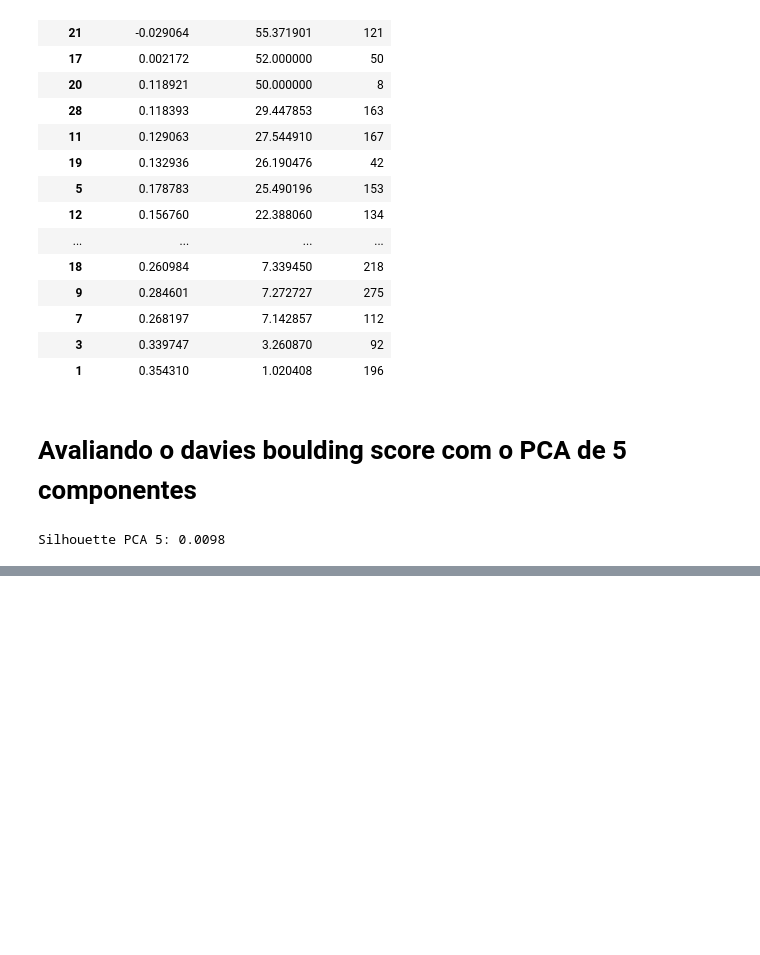
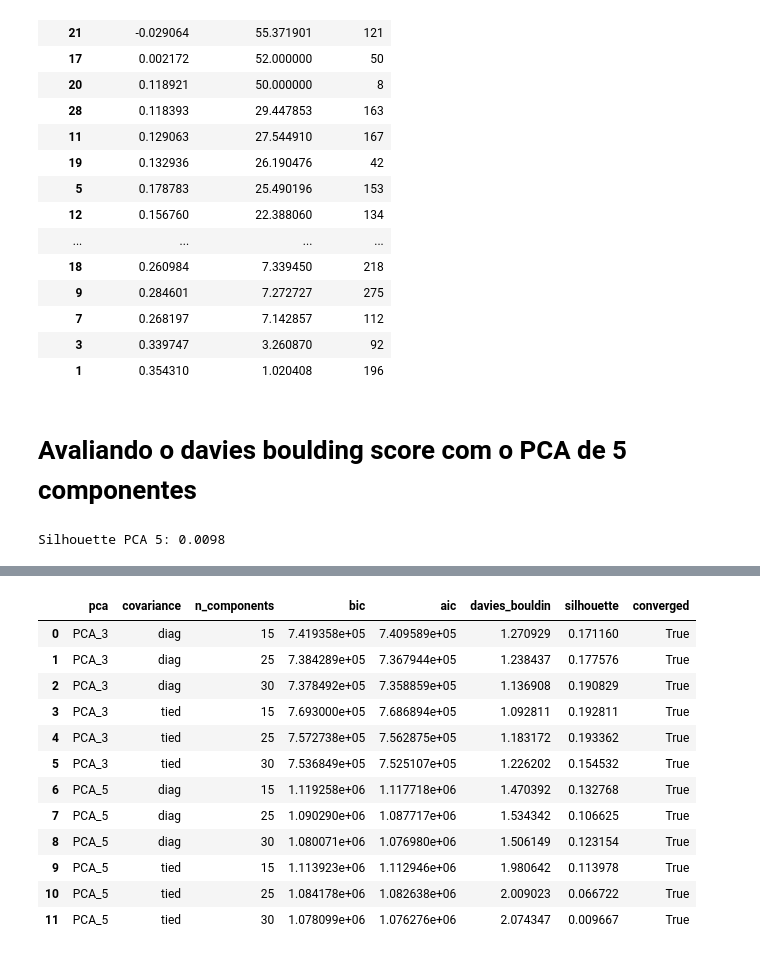
Before and after one commit to Victorpeereiraa/cross_genre_music_discovery, a Jupyter notebook: notebooks/GMM_model.ipynb, the cells around one changed output, grey strips where cells are left out. Saved outputs shown, nothing was run; the diff lists cells and outputs as text; code cells hidden in the pictures; blank space fills up the shorter version.

```diff
--- a/notebooks/GMM_model.ipynb
+++ b/notebooks/GMM_model.ipynb
@@ -733,0 +721,61 @@ pd.DataFrame(results_silhouette_pca5)
+# %%
+datasets = {
+    "PCA_3": df_pca3,
+    "PCA_5": df_pca5
+}
+
+results = []
+models = {}
+
+for pca_name, X in datasets.items():
+    for cov_type in ["diag", "tied"]:
+        for k in [15, 25, 30]:
+
+            gmm = GaussianMixture(
+                n_components=k,
+                covariance_type=cov_type,
+                random_state=42,
+                n_init=5
+            )
+
+            gmm.fit(X)
+            labels = gmm.predict(X)
+
+            dbi = davies_bouldin_score(X, labels)
+
+            silhouette = silhouette_score(
+                X,
+                labels,
+                sample_size=5000,
+                random_state=42
+            )
+
+            results.append({
+                "pca": pca_name,
+                "covariance": cov_type,
+                "n_components": k,
+                "bic": gmm.bic(X),
+                "aic": gmm.aic(X),
+                "davies_bouldin": dbi,
+                "silhouette": silhouette,
+                "converged": gmm.converged_
+            })
+
+            models[(pca_name, cov_type, k)] = gmm
+
+results_df = pd.DataFrame(results)
+results_df
+# %% [output]
+|  | pca | covariance | n_components | bic | aic | davies_bouldin | silhouette | converged |
+| 0 | PCA_3 | diag | 15 | 7.419358e+05 | 7.409589e+05 | 1.270929 | 0.171160 | True |
+| 1 | PCA_3 | diag | 25 | 7.384289e+05 | 7.367944e+05 | 1.238437 | 0.177576 | True |
+| 2 | PCA_3 | diag | 30 | 7.378492e+05 | 7.358859e+05 | 1.136908 | 0.190829 | True |
+| 3 | PCA_3 | tied | 15 | 7.693000e+05 | 7.686894e+05 | 1.092811 | 0.192811 | True |
+| 4 | PCA_3 | tied | 25 | 7.572738e+05 | 7.562875e+05 | 1.183172 | 0.193362 | True |
+| 5 | PCA_3 | tied | 30 | 7.536849e+05 | 7.525107e+05 | 1.226202 | 0.154532 | True |
+| 6 | PCA_5 | diag | 15 | 1.119258e+06 | 1.117718e+06 | 1.470392 | 0.132768 | True |
+| 7 | PCA_5 | diag | 25 | 1.090290e+06 | 1.087717e+06 | 1.534342 | 0.106625 | True |
+| 8 | PCA_5 | diag | 30 | 1.080071e+06 | 1.076980e+06 | 1.506149 | 0.123154 | True |
+| 9 | PCA_5 | tied | 15 | 1.113923e+06 | 1.112946e+06 | 1.980642 | 0.113978 | True |
+| 10 | PCA_5 | tied | 25 | 1.084178e+06 | 1.082638e+06 | 2.009023 | 0.066722 | True |
+| 11 | PCA_5 | tied | 30 | 1.078099e+06 | 1.076276e+06 | 2.074347 | 0.009667 | True |
```
Also changed, not shown: parts of 5 cells of this notebook, 7 other files.
